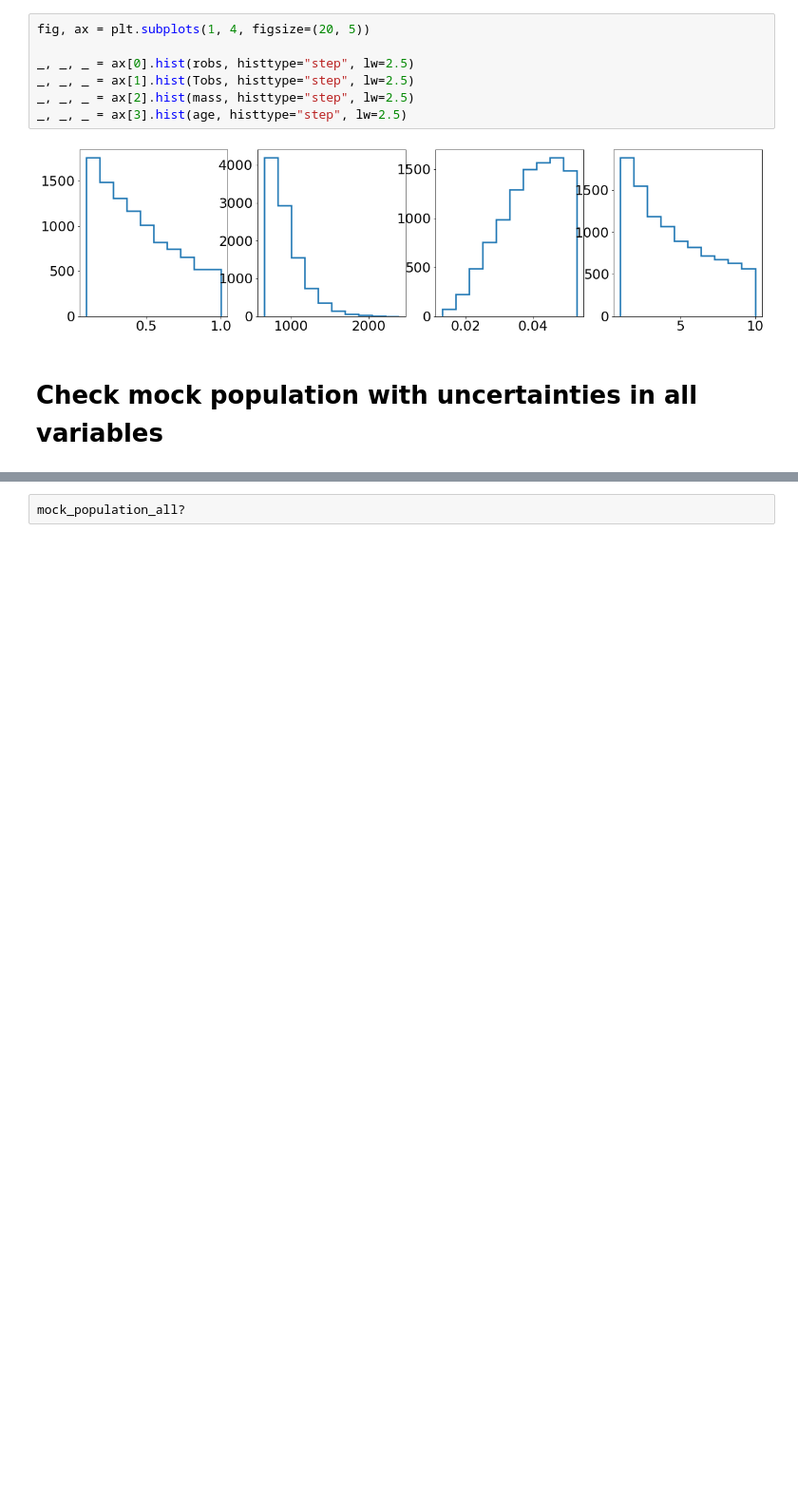
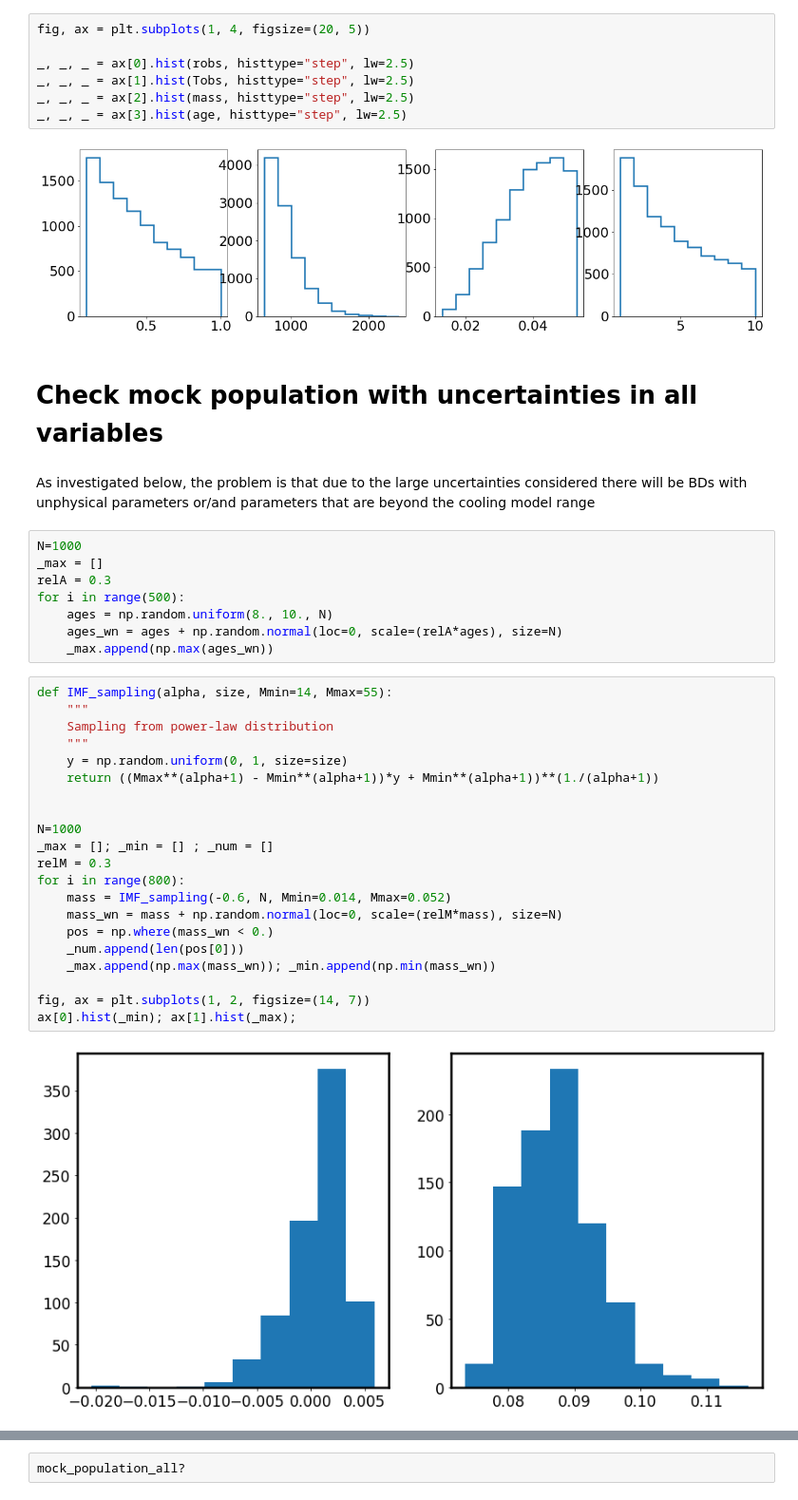
Before and after one commit to mariabenitocst/exoplanets, a Jupyter notebook: jupyter-notebook/simulations.ipynb, the cells around one changed output, grey strips where cells are left out. Shown at 95% size. Drawn from its saved outputs; the diff is of its cells as text; blank space fills up the shorter version.

```diff
--- a/jupyter-notebook/simulations.ipynb
+++ b/jupyter-notebook/simulations.ipynb
@@ -663,3 +642,36 @@ _, _, _ = ax[3].hist(age, histtype="step", lw=2.5)
 [figure]
 # %% [markdown]
 # Check mock population with uncertainties in all variables
+# %% [markdown]
+As investigated below, the problem is that due to the large uncertainties considered there will be BDs with unphysical parameters or/and parameters that are beyond the cooling model range
+# %%
+N=1000
+_max = []
+relA = 0.3
+for i in range(500):
+    ages = np.random.uniform(8., 10., N)
+    ages_wn = ages + np.random.normal(loc=0, scale=(relA*ages), size=N)
+    _max.append(np.max(ages_wn))
+# %%
+def IMF_sampling(alpha, size, Mmin=14, Mmax=55):
+    """
+    Sampling from power-law distribution
+    """
+    y = np.random.uniform(0, 1, size=size)
+    return ((Mmax**(alpha+1) - Mmin**(alpha+1))*y + Mmin**(alpha+1))**(1./(alpha+1))
+
+
+N=1000
+_max = []; _min = [] ; _num = []
+relM = 0.3
+for i in range(800):
+    mass = IMF_sampling(-0.6, N, Mmin=0.014, Mmax=0.052)
+    mass_wn = mass + np.random.normal(loc=0, scale=(relM*mass), size=N)
+    pos = np.where(mass_wn < 0.)
+    _num.append(len(pos[0]))
+    _max.append(np.max(mass_wn)); _min.append(np.min(mass_wn))
+
+fig, ax = plt.subplots(1, 2, figsize=(14, 7))
+ax[0].hist(_min); ax[1].hist(_max);
+# %% [output]
+[figure, added]
```
Also changed, not shown: parts of 17 cells of this notebook, 7 other files.
